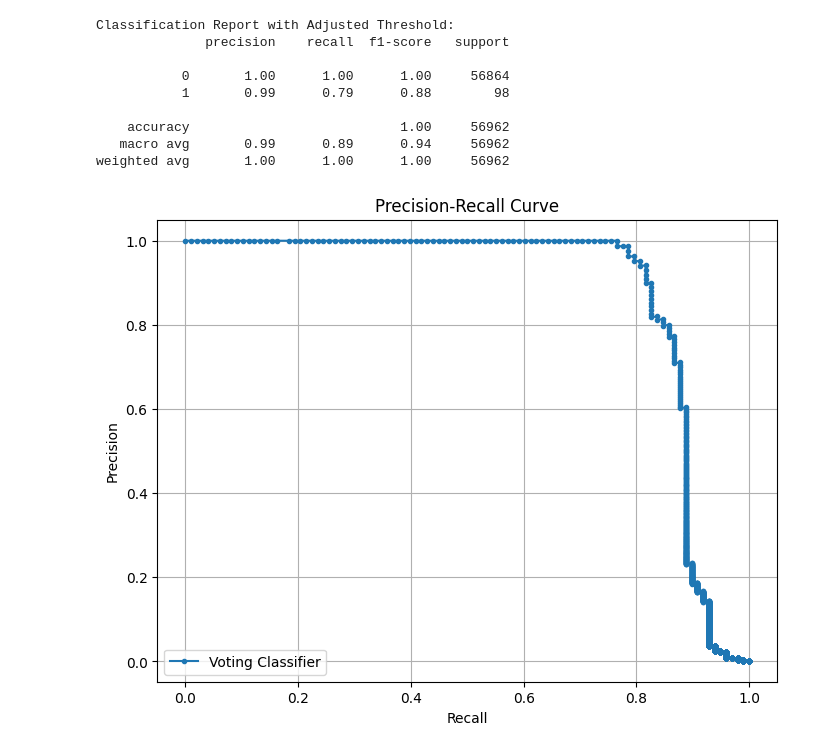
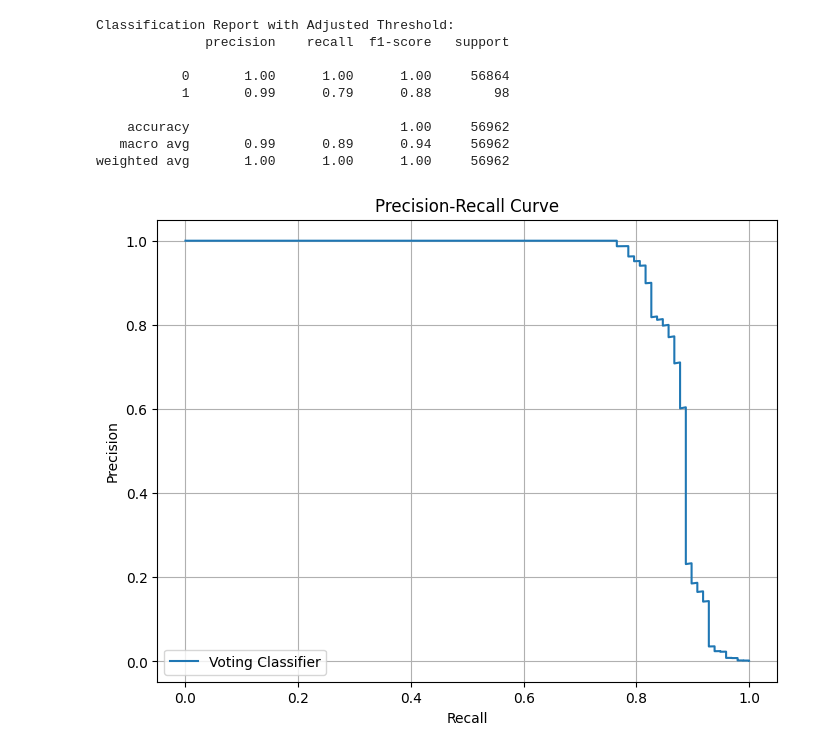
Before and after one commit to Oshgig/FRAUD-DETECTION, a Jupyter notebook: Project_code.ipynb, the cells around one changed output. Drawn from its saved outputs; the diff is of its cells as text; code cells hidden in the pictures.

```diff
--- a/Project_code.ipynb
+++ b/Project_code.ipynb
@@ -662,12 +662,12 @@ weighted avg       1.00      1.00      1.00     56962
 # %%
 # Plot the precision-recall curve
 plt.figure(figsize=(8, 6))
-plt.plot(recall, precision, marker='.', label='Voting Classifier')
+plt.plot(recall, precision, label='Voting Classifier')
 plt.xlabel('Recall')
 plt.ylabel('Precision')
 plt.title('Precision-Recall Curve')
 plt.legend()
 plt.grid(True)
 plt.show()
 # %% [output]
-[figure, old version]
+[figure, new version]
```
